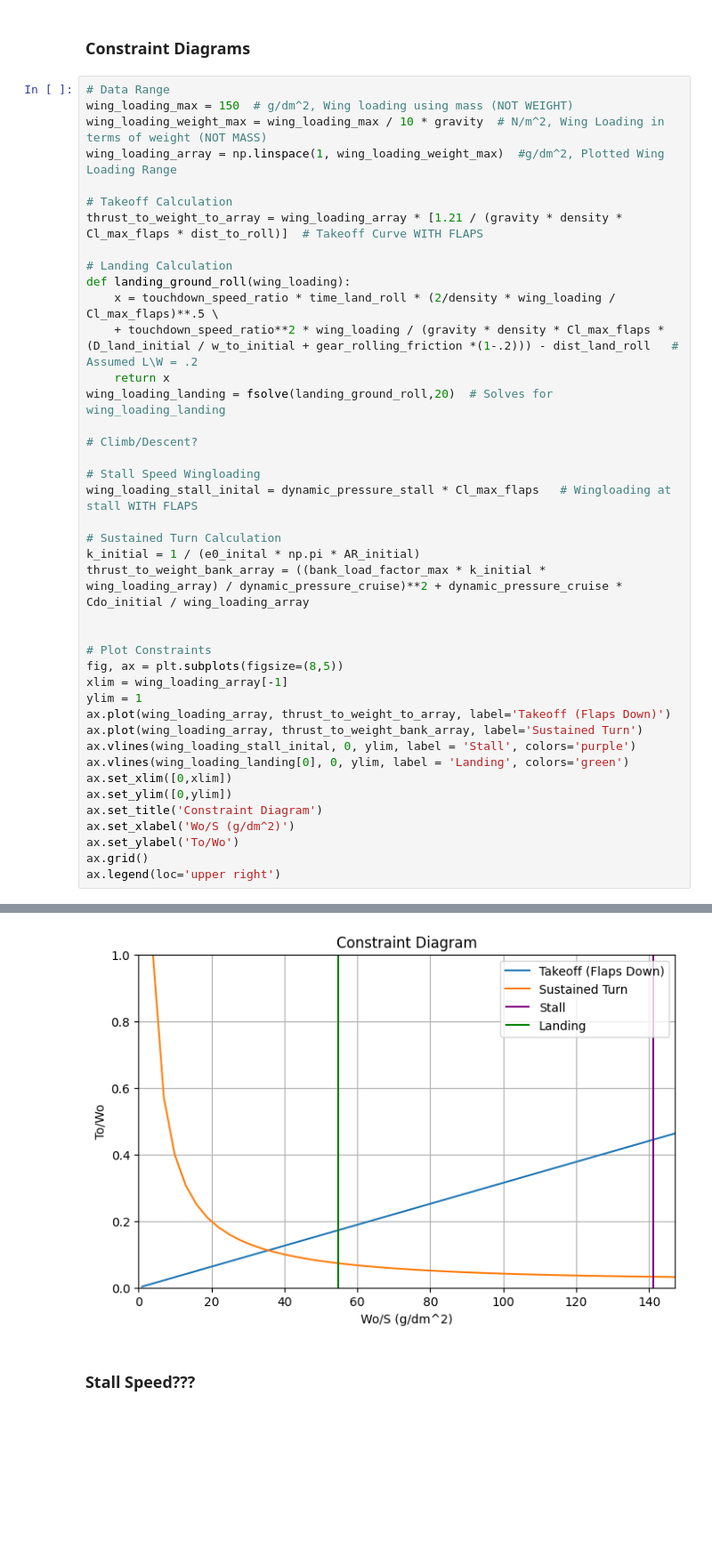
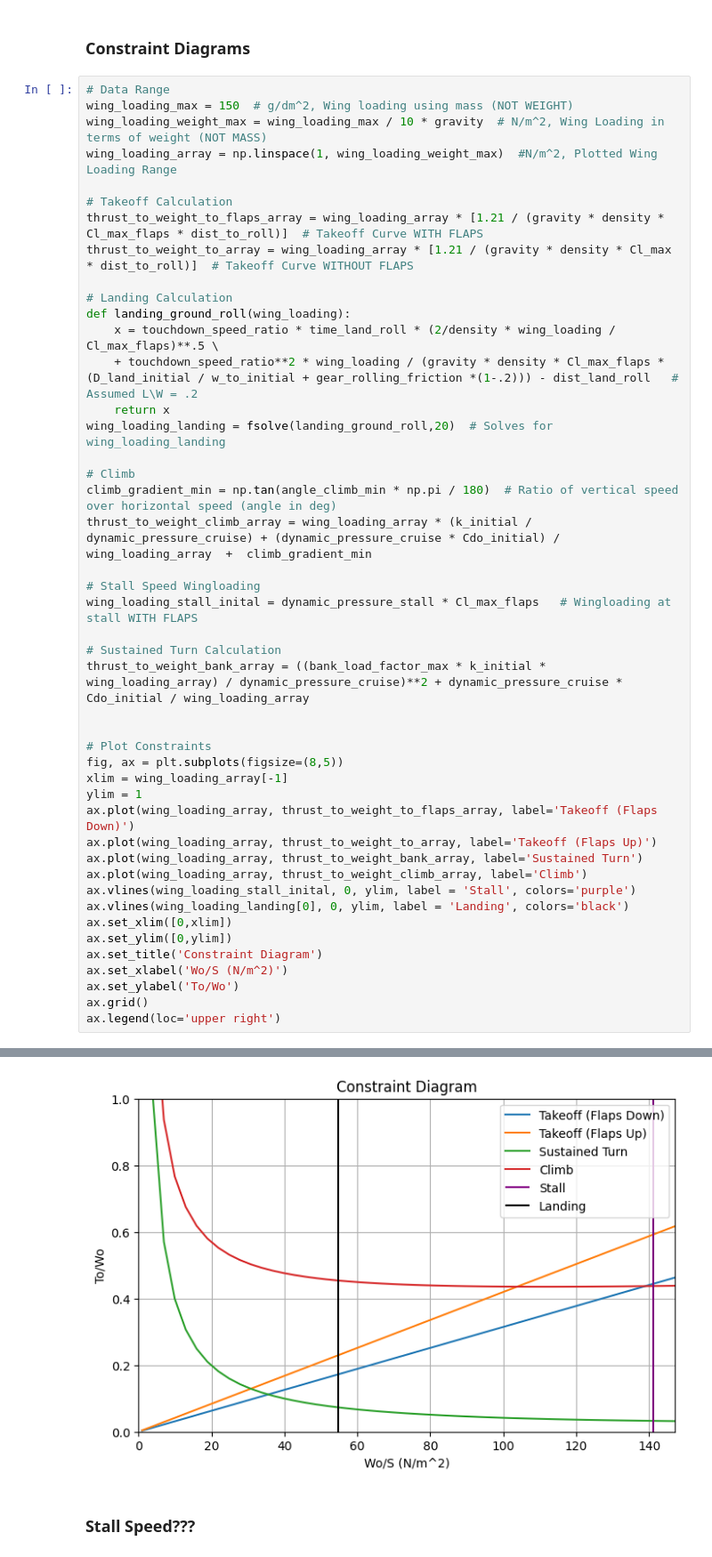
Before and after one commit to mbcapece3/SUAS_Sizing, a Jupyter notebook: aircraft_sizing.ipynb, the cells around one changed output, grey strips where cells are left out. Shown at 89% size. Saved outputs shown, nothing was run; the diff lists cells and outputs as text; blank space fills up the shorter version.

```diff
--- a/aircraft_sizing.ipynb
+++ b/aircraft_sizing.ipynb
@@ -97,46 +98,50 @@ D_land_initial = dynamic_pressure_touchdown * wing_area_initial * Cd_land_inital
 # Data Range
 wing_loading_max = 150  # g/dm^2, Wing loading using mass (NOT WEIGHT)
 wing_loading_weight_max = wing_loading_max / 10 * gravity  # N/m^2, Wing Loading in terms of weight (NOT MASS)
-wing_loading_array = np.linspace(1, wing_loading_weight_max)  #g/dm^2, Plotted Wing Loading Range
+wing_loading_array = np.linspace(1, wing_loading_weight_max)  #N/m^2, Plotted Wing Loading Range
 
 # Takeoff Calculation
-thrust_to_weight_to_array = wing_loading_array * [1.21 / (gravity * density * Cl_max_flaps * dist_to_roll)]  # Takeoff Curve WITH FLAPS
+thrust_to_weight_to_flaps_array = wing_loading_array * [1.21 / (gravity * density * Cl_max_flaps * dist_to_roll)]  # Takeoff Curve WITH FLAPS
+thrust_to_weight_to_array = wing_loading_array * [1.21 / (gravity * density * Cl_max * dist_to_roll)]  # Takeoff Curve WITHOUT FLAPS
 
 # Landing Calculation
 def landing_ground_roll(wing_loading):
     x = touchdown_speed_ratio * time_land_roll * (2/density * wing_loading / Cl_max_flaps)**.5 \
     + touchdown_speed_ratio**2 * wing_loading / (gravity * density * Cl_max_flaps * (D_land_initial / w_to_initial + gear_rolling_friction *(1-.2))) - dist_land_roll   # Assumed L\W = .2
     return x
 wing_loading_landing = fsolve(landing_ground_roll,20)  # Solves for wing_loading_landing
 
-# Climb/Descent?
+# Climb
+climb_gradient_min = np.tan(angle_climb_min * np.pi / 180)  # Ratio of vertical speed over horizontal speed (angle in deg)
+thrust_to_weight_climb_array = wing_loading_array * (k_initial / dynamic_pressure_cruise) + (dynamic_pressure_cruise * Cdo_initial) / wing_loading_array  +  climb_gradient_min
 
 # Stall Speed Wingloading
 wing_loading_stall_inital = dynamic_pressure_stall * Cl_max_flaps   # Wingloading at stall WITH FLAPS
 
 # Sustained Turn Calculation
-k_initial = 1 / (e0_inital * np.pi * AR_initial)
 thrust_to_weight_bank_array = ((bank_load_factor_max * k_initial * wing_loading_array) / dynamic_pressure_cruise)**2 + dynamic_pressure_cruise * Cdo_initial / wing_loading_array
 
 
 # Plot Constraints
 fig, ax = plt.subplots(figsize=(8,5))
 xlim = wing_loading_array[-1]
 ylim = 1
-ax.plot(wing_loading_array, thrust_to_weight_to_array, label='Takeoff (Flaps Down)')
+ax.plot(wing_loading_array, thrust_to_weight_to_flaps_array, label='Takeoff (Flaps Down)')
+ax.plot(wing_loading_array, thrust_to_weight_to_array, label='Takeoff (Flaps Up)')
 ax.plot(wing_loading_array, thrust_to_weight_bank_array, label='Sustained Turn')
+ax.plot(wing_loading_array, thrust_to_weight_climb_array, label='Climb')
 ax.vlines(wing_loading_stall_inital, 0, ylim, label = 'Stall', colors='purple')
-ax.vlines(wing_loading_landing[0], 0, ylim, label = 'Landing', colors='green')
+ax.vlines(wing_loading_landing[0], 0, ylim, label = 'Landing', colors='black')
 ax.set_xlim([0,xlim])
 ax.set_ylim([0,ylim])
 ax.set_title('Constraint Diagram')
-ax.set_xlabel('Wo/S (g/dm^2)')
+ax.set_xlabel('Wo/S (N/m^2)')
 ax.set_ylabel('To/Wo')
 ax.grid()
 ax.legend(loc='upper right')
 # %% [output]
 <matplotlib.legend.Legend at 0x...>
-[figure, old version]
+[figure, new version]
 # %% [markdown]
 ### Stall Speed???
 # %% [markdown]
```
Also changed, not shown: parts of 1 cell of this notebook.
